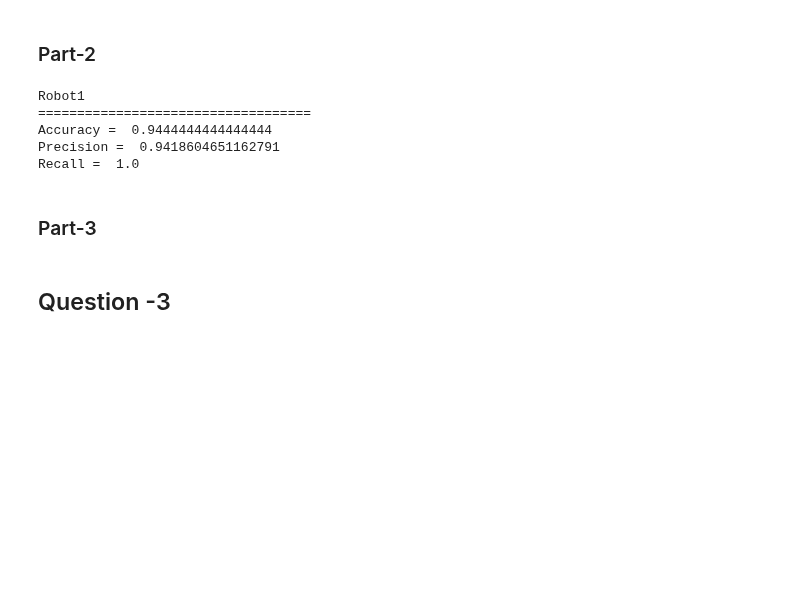
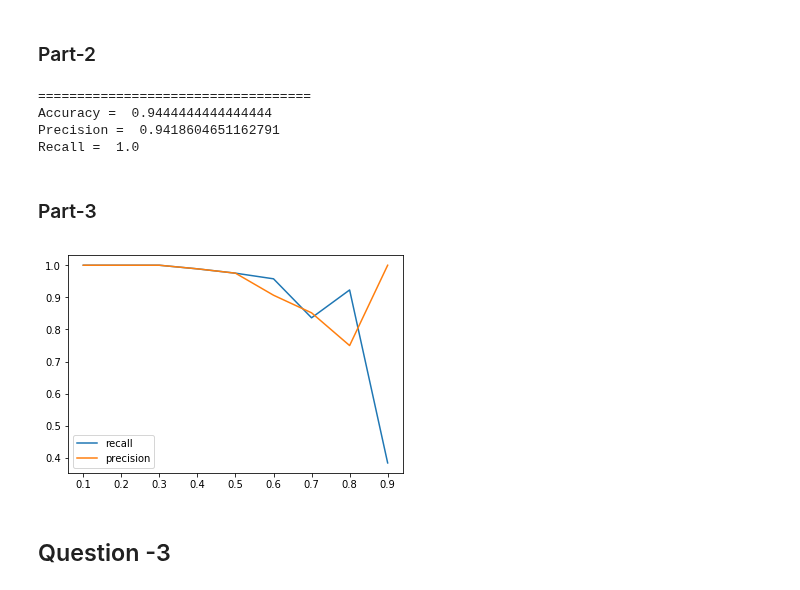
Before and after one commit to devloper13/DecisionTreeFromScratch, a Jupyter notebook: PCA.ipynb, the cells around one changed output. Drawn from its saved outputs; the diff is of its cells as text; code cells hidden in the pictures; blank space fills up the shorter version.

Commit message:
Implementation done. Pie chart and report remaining

```diff
--- a/PCA.ipynb
+++ b/PCA.ipynb
@@ -192,7 +192,7 @@ def gradient_descent(X,B,Y,alpha):
 '''
 USED IN Logistic REGRESSION
 '''
-def predictLinear(dataframe,test,target,B,multi=False):
+def predictLinear(dataframe,test,target,B,multi=False,threshold=0.5):
     X = []
     x0 = np.ones(test.shape[0])
     columns = list(test.columns)
@@ -209,7 +209,7 @@ def predictLinear(dataframe,test,target,B,multi=False):
     if multi is True:
         predicted_y = sigmoid(B,X)
     else:
-        predicted_y = sigmoid(B,X)>=0.5
+        predicted_y = sigmoid(B,X)>=threshold
     return X,predicted_y
 # %%
 '''
@@ -238,7 +238,7 @@ def LogisticRegressionFit(dataframe,test,train,target):
     B = gradient_descent(X,B,Y,alpha)
     return(B)
 # %%
-def BinaryMeasure(predicted_y,test,target,multi=False):
+def BinaryMeasure(predicted_y,test,target,multi=False,threshold=0.5):
     j = 0
     TN=0
     TP=0
@@ -255,7 +255,7 @@ def BinaryMeasure(predicted_y,test,target,multi=False):
         precision = 0
         recall = 0
     else:
-        target_col = (test[target].values)>=0.5
+        target_col = (test[target].values)>=threshold
         #print(target_col)
         #print(predicted_y,target_col)
         for i in predicted_y:
@@ -478,8 +478,8 @@ normal
 location = 'AdmissionDataset/data.csv'
 dataframe,test,train = get_test_train_with_header(location)
 target = 'Chance of Admit'
-slopeValues = LogisticRegressionFit(test,train,target)
-X,predicted_y = predictLinear(test,target,slopeValues)
+slopeValues = LogisticRegressionFit(dataframe,test,train,target)
+X,predicted_y = predictLinear(dataframe,test,target,slopeValues)
 accuracy,precision,recall = BinaryMeasure(predicted_y,test,target)
 print(accuracy)
 # %% [output]
@@ -501,19 +501,42 @@ predicted_y = KNN(test,train,K,'euclid',target)
 #print(predicted_y)
 #test.values[target] = np.array(test.values[target])>=0.5
 accuracy,precision,recall = BinaryMeasure(np.array(predicted_y)>=0.5,test,target)
-print("Robot1")
+#print("Robot1")
 print("===================================")
 print("Accuracy = ",accuracy)
 print("Precision = ",precision)
 print("Recall = ",recall)
 # %% [output]
-Robot1
 ===================================
 Accuracy =  0.9444444444444444
 Precision =  0.9418604651162791
 Recall =  1.0
 # %% [markdown]
 ### Part-3
+# %%
+location = 'AdmissionDataset/data.csv'
+dataframe,test,train = get_test_train_with_header(location)
+target = 'Chance of Admit'
+problist = []
+precisionlist = []
+recallist = []
+prob = 1
+while prob < 10:
+    slopeValues = LogisticRegressionFit(dataframe,test,train,target)
+    X,predicted_y = predictLinear(dataframe,test,target,slopeValues,False,prob/10)
+    accuracy,precision,recall = BinaryMeasure(predicted_y,test,target,False,prob/10)
+    problist.append(prob/10)
+    precisionlist.append(precision)
+    recallist.append(recall)
+    prob+=1
+plt.plot(problist,recallist,label='recall')
+plt.plot(problist,precisionlist,label='precision')
+plt.xlabel = 'threshold'
+plt.ylabel = 'measure'
+plt.legend()
+plt.show()
+# %% [output]
+[figure, added]
 # %% [markdown]
 ## Question -3
 # %% [markdown]
```
